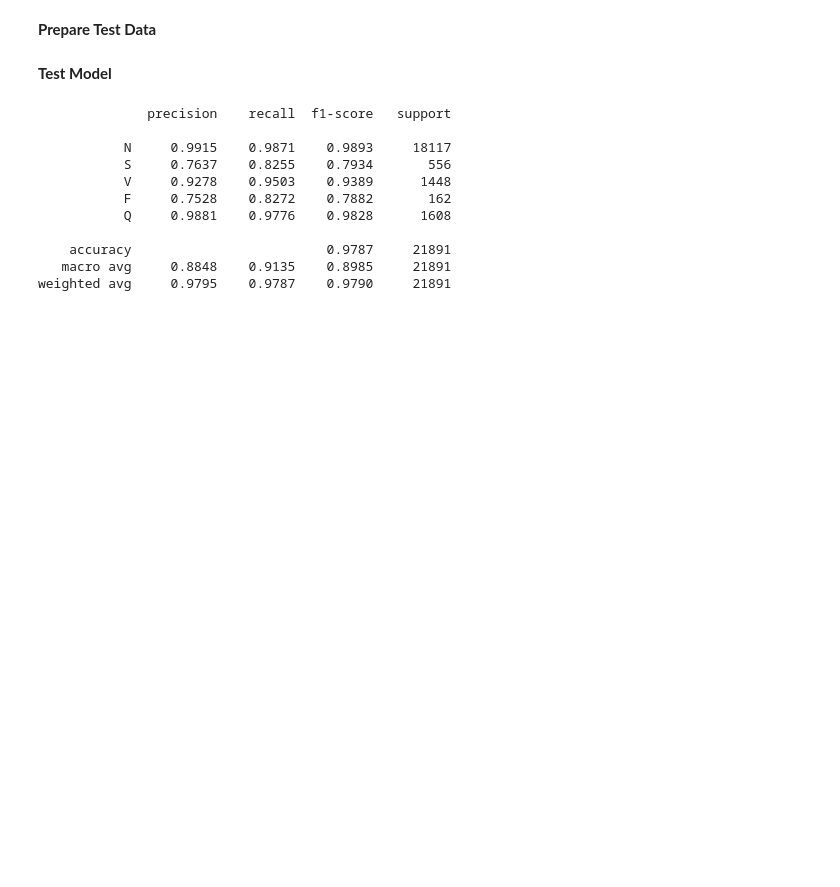
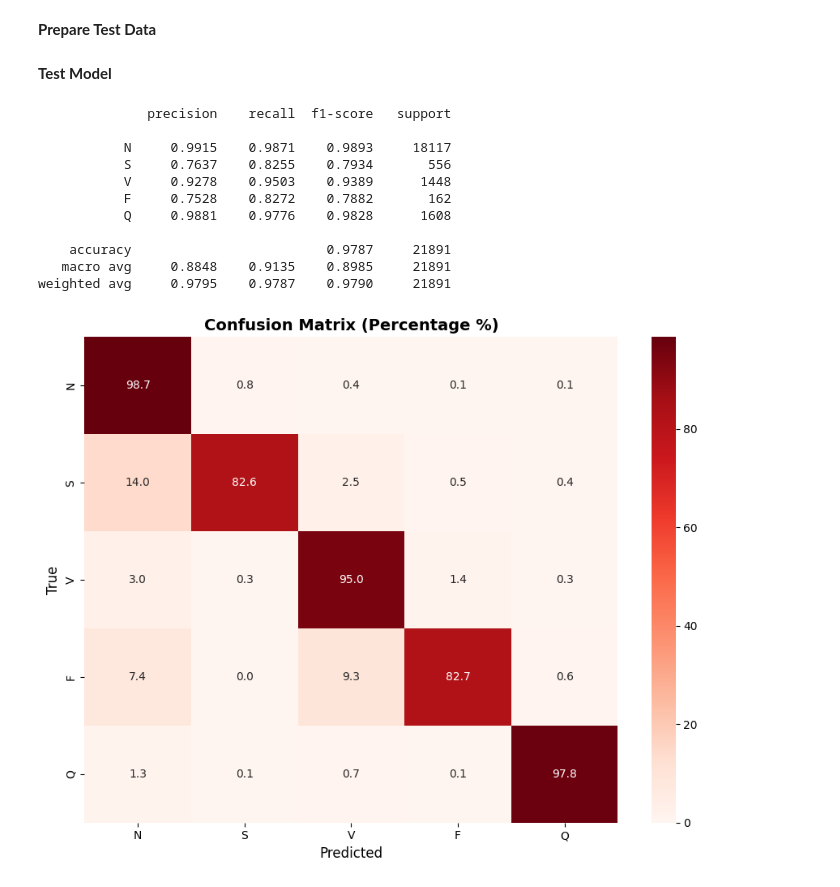
Before and after one commit to williamjohn972/Deep-Learning-for-ECG-Heartbeat-Classification, a Jupyter notebook: rnn.ipynb, the cells around one changed output. Saved outputs shown, nothing was run; the diff lists cells and outputs as text; code cells hidden in the pictures; blank space fills up the shorter version.

```diff
--- a/rnn.ipynb
+++ b/rnn.ipynb
@@ -622,6 +629,15 @@ test_dataloader = DataLoader(
 # %% [markdown]
 **Test Model**
 # %%
+device = "cuda" if torch.cuda.is_available() else "cpu"
+model = ECG_GRU_Classifier(input_size=1,
+                           hidden_size=HIDDEN_SIZE,
+                           num_layers=NUM_LAYERS,
+                           num_classes=NUM_CLASSES,
+                           dropout=DROPOUT,
+                           bidirectional=True)
+model.to(device)
+
 model.load_state_dict(torch.load("models/best_GRU.pt", map_location=device)["model_state_dict"])
 model.to(device)
 
@@ -650,3 +666,27 @@ print(classification_report(
     accuracy                         0.9787     21891
    macro avg     0.8848    0.9135    0.8985     21891
 weighted avg     0.9795    0.9787    0.9790     21891
+# %%
+# Compute confusion matrix
+cm = confusion_matrix(test_true, test_pred)
+
+# Convert to percentages (row-wise normalization)
+cm_percent = cm.astype("float") / cm.sum(axis=1)[:, np.newaxis] * 100
+
+plt.figure(figsize=(9,7))
+
+sns.heatmap(cm_percent,
+            annot=True,
+            fmt=".1f",          # one decimal place
+            cmap="Reds",
+            xticklabels=labels_list,
+            yticklabels=labels_list)
+
+plt.xlabel("Predicted", fontsize=12)
+plt.ylabel("True", fontsize=12)
+plt.title("Confusion Matrix (Percentage %)", fontsize=14, fontweight="bold")
+
+plt.tight_layout()
+plt.show()
+# %% [output]
+[figure, added]
```
Also changed, not shown: parts of 18 cells of this notebook, 1 other file.
